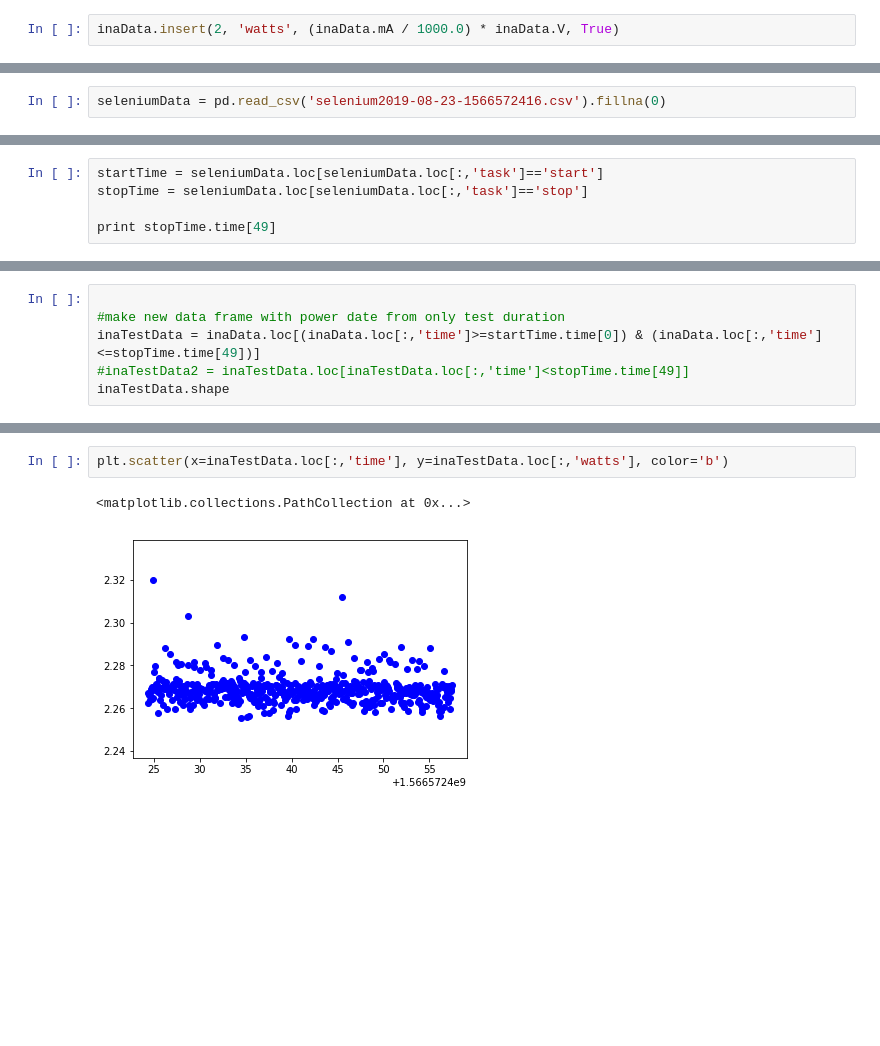
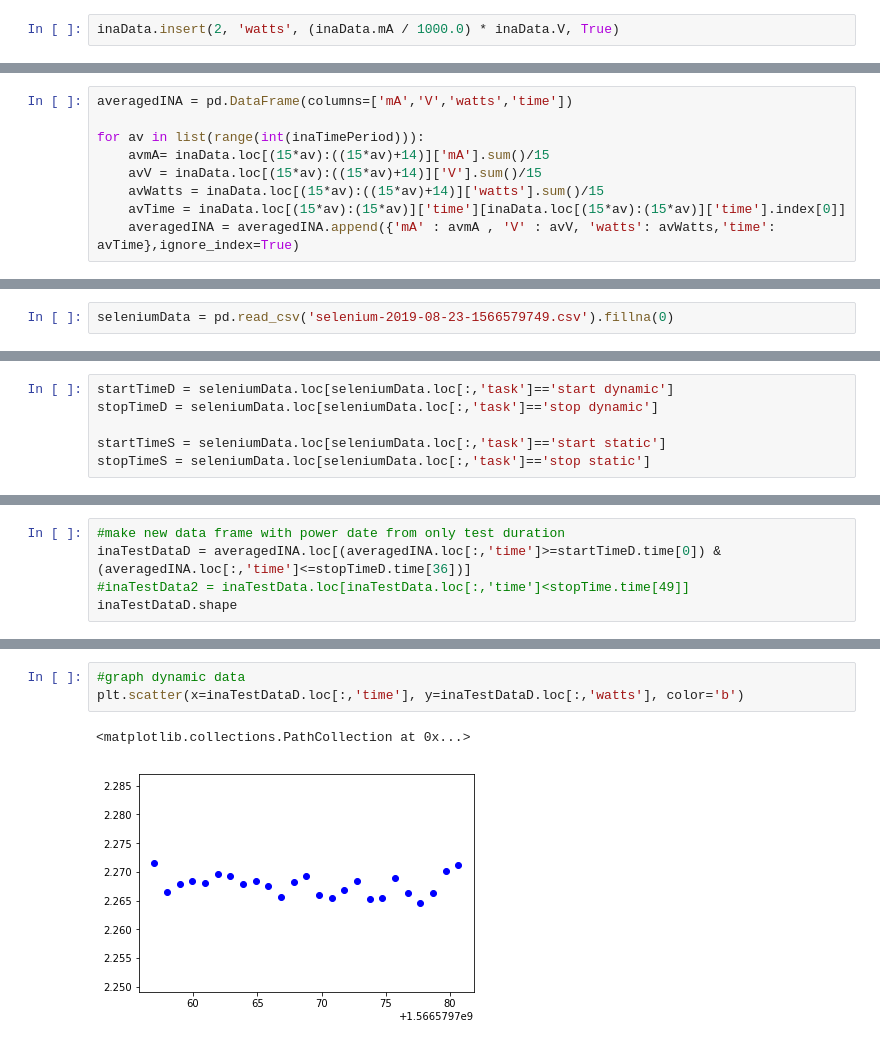
Before and after one commit to alexnathanson/solarserver, a Jupyter notebook: aggregator/aggregator_aug23.ipynb, the cells around one changed output, grey strips where cells are left out. Saved outputs shown, nothing was run; the diff lists cells and outputs as text; blank space fills up the shorter version.

Commit message:
real test

```diff
--- a/aggregator/aggregator_aug23.ipynb
+++ b/aggregator/aggregator_aug23.ipynb
@@ -35,0 +48,9 @@ inaData.head()
+# %%
+averagedINA = pd.DataFrame(columns=['mA','V','watts','time'])
+
+for av in list(range(int(inaTimePeriod))):
+    avmA= inaData.loc[(15*av):((15*av)+14)]['mA'].sum()/15
+    avV = inaData.loc[(15*av):((15*av)+14)]['V'].sum()/15
+    avWatts = inaData.loc[(15*av):((15*av)+14)]['watts'].sum()/15
+    avTime = inaData.loc[(15*av):(15*av)]['time'][inaData.loc[(15*av):(15*av)]['time'].index[0]]
+    averagedINA = averagedINA.append({'mA' : avmA , 'V' : avV, 'watts': avWatts,'time': avTime},ignore_index=True)
@@ -36,5 +68,5 @@ inaData.head()
 # %%
-seleniumData = pd.read_csv('selenium2019-08-23-1566572416.csv').fillna(0)
+seleniumData = pd.read_csv('selenium-2019-08-23-1566579749.csv').fillna(0)
 # %%
 print(seleniumData.shape)
 seleniumData.tail()
@@ -49,5 +81,6 @@ seleniumData.tail()
 # %%
-startTime = seleniumData.loc[seleniumData.loc[:,'task']=='start']
-stopTime = seleniumData.loc[seleniumData.loc[:,'task']=='stop']
+startTimeD = seleniumData.loc[seleniumData.loc[:,'task']=='start dynamic']
+stopTimeD = seleniumData.loc[seleniumData.loc[:,'task']=='stop dynamic']
 
-print stopTime.time[49]
+startTimeS = seleniumData.loc[seleniumData.loc[:,'task']=='start static']
+stopTimeS = seleniumData.loc[seleniumData.loc[:,'task']=='stop static']
@@ -56,7 +101,6 @@ print stopTime.time[49]
 # %%
-
 #make new data frame with power date from only test duration
-inaTestData = inaData.loc[(inaData.loc[:,'time']>=startTime.time[0]) & (inaData.loc[:,'time']<=stopTime.time[49])]
+inaTestDataD = averagedINA.loc[(averagedINA.loc[:,'time']>=startTimeD.time[0]) & (averagedINA.loc[:,'time']<=stopTimeD.time[36])]
 #inaTestData2 = inaTestData.loc[inaTestData.loc[:,'time']<stopTime.time[49]]
-inaTestData.shape
+inaTestDataD.shape
 # %% [output]
@@ -72,5 +122,6 @@ plt.scatter(x=inaData.loc[:,'time'], y=inaData.loc[:,'watts'], color='b')
 # %%
-plt.scatter(x=inaTestData.loc[:,'time'], y=inaTestData.loc[:,'watts'], color='b')
+#graph dynamic data
+plt.scatter(x=inaTestDataD.loc[:,'time'], y=inaTestDataD.loc[:,'watts'], color='b')
 # %% [output]
 <matplotlib.collections.PathCollection at 0x...>
-[figure, old version]
+[figure, new version]
```
Also changed, not shown: parts of 14 cells of this notebook, 11 other files.
